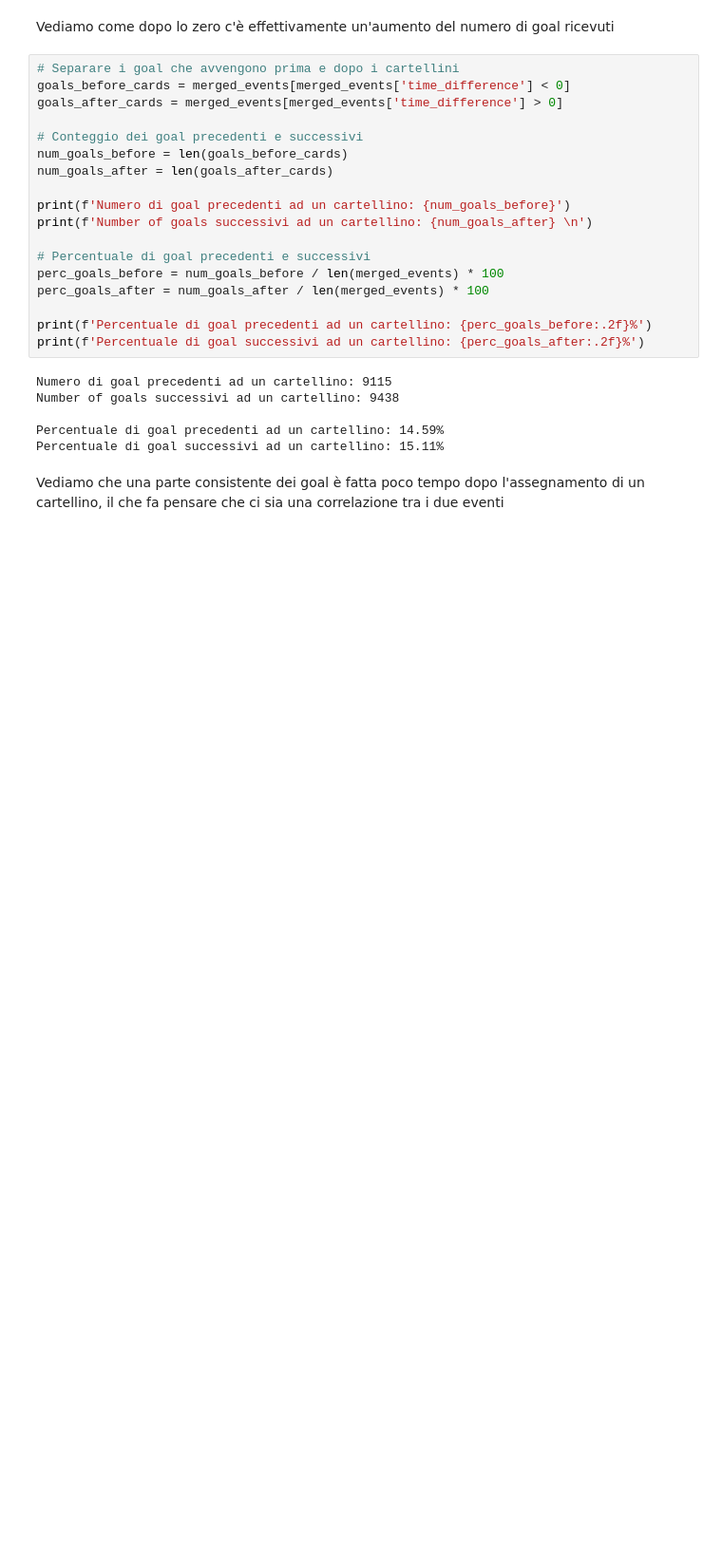
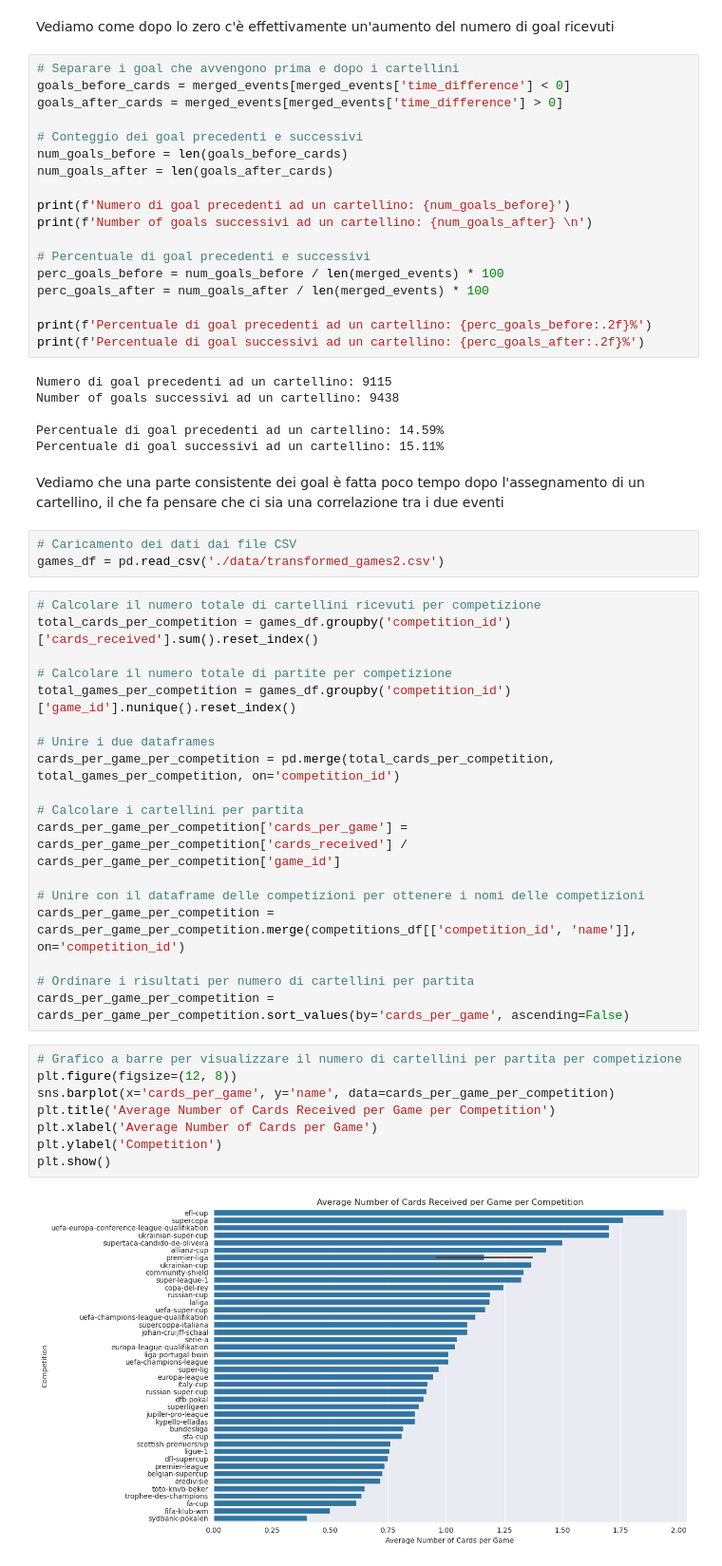
Before and after one commit to IUM-TWEB/Footbrawl, a Jupyter notebook: DataAnalytics/CardImpact.ipynb, the cells around one changed output. Shown at 95% size. Saved outputs shown, nothing was run; the diff lists cells and outputs as text; blank space fills up the shorter version.

Commit message:
Analysis on the frequency amoung competition and nations of fouls

```diff
--- a/DataAnalytics/CardImpact.ipynb
+++ b/DataAnalytics/CardImpact.ipynb
@@ -287,3 +260,34 @@ Percentuale di goal precedenti ad un cartellino: 14.59%
 Percentuale di goal successivi ad un cartellino: 15.11%
 # %% [markdown]
 Vediamo che una parte consistente dei goal è fatta poco tempo dopo l'assegnamento di un cartellino, il che fa pensare che ci sia una correlazione tra i due eventi
+# %%
+# Caricamento dei dati dai file CSV
+games_df = pd.read_csv('./data/transformed_games2.csv')
+# %%
+# Calcolare il numero totale di cartellini ricevuti per competizione
+total_cards_per_competition = games_df.groupby('competition_id')['cards_received'].sum().reset_index()
+
+# Calcolare il numero totale di partite per competizione
+total_games_per_competition = games_df.groupby('competition_id')['game_id'].nunique().reset_index()
+
+# Unire i due dataframes
+cards_per_game_per_competition = pd.merge(total_cards_per_competition, total_games_per_competition, on='competition_id')
+
+# Calcolare i cartellini per partita
+cards_per_game_per_competition['cards_per_game'] = cards_per_game_per_competition['cards_received'] / cards_per_game_per_competition['game_id']
+
+# Unire con il dataframe delle competizioni per ottenere i nomi delle competizioni
+cards_per_game_per_competition = cards_per_game_per_competition.merge(competitions_df[['competition_id', 'name']], on='competition_id')
+
+# Ordinare i risultati per numero di cartellini per partita
+cards_per_game_per_competition = cards_per_game_per_competition.sort_values(by='cards_per_game', ascending=False)
+# %%
+# Grafico a barre per visualizzare il numero di cartellini per partita per competizione
+plt.figure(figsize=(12, 8))
+sns.barplot(x='cards_per_game', y='name', data=cards_per_game_per_competition)
+plt.title('Average Number of Cards Received per Game per Competition')
+plt.xlabel('Average Number of Cards per Game')
+plt.ylabel('Competition')
+plt.show()
+# %% [output]
+[figure, added]
```
Also changed, not shown: parts of 6 cells of this notebook.
